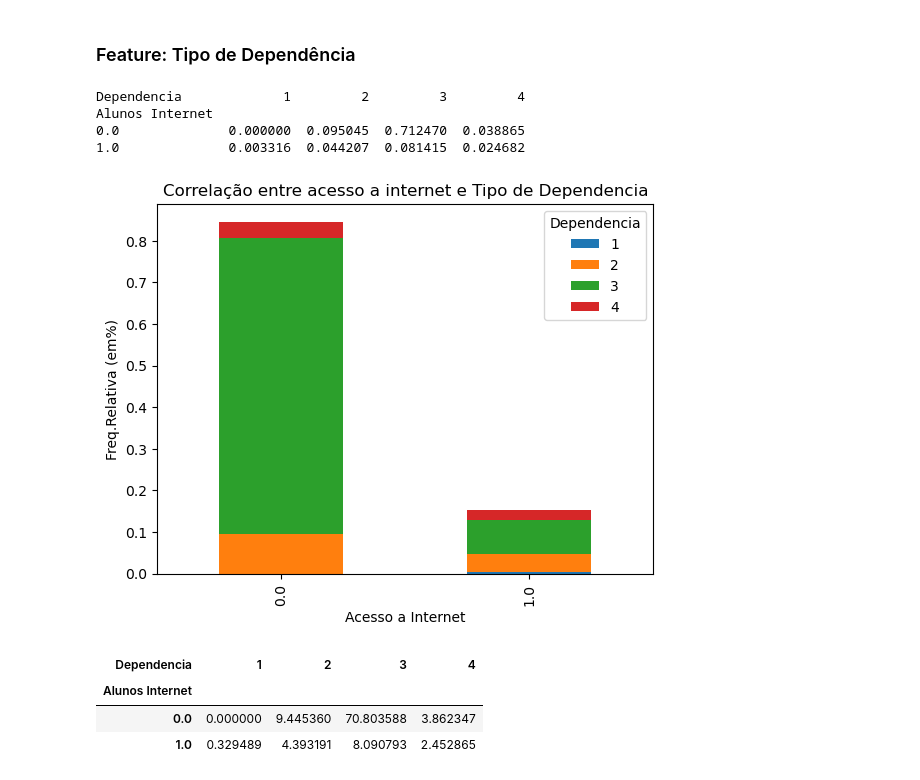
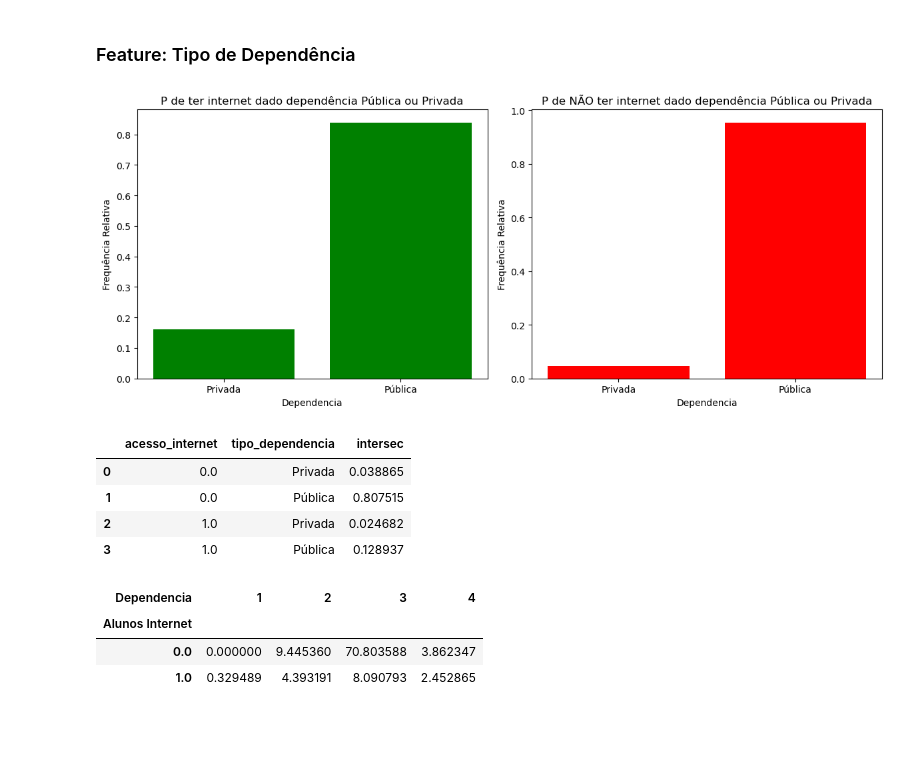
Before and after one commit to joaolindenberg/P2_CEDA2, a Jupyter notebook: main.ipynb, the cells around one changed output. Saved outputs shown, nothing was run; the diff lists cells and outputs as text; code cells hidden in the pictures; blank space fills up the shorter version.

Commit message:
DEPENDENCIA

```diff
--- a/main.ipynb
+++ b/main.ipynb
@@ -352,22 +352,56 @@ plt.show()
 [figure]
 # %% [markdown]
 ### Feature: Tipo de Dependência
-# %%
-cross_table_Urbana_Rural = pd.crosstab(df_projeto['Alunos Internet'], df_projeto['Dependencia'], normalize=True)
-
-print(cross_table_Urbana_Rural)
-
-cross_table_Urbana_Rural.plot(kind='bar', stacked=True)
-plt.title('Correlação entre acesso a internet e Tipo de Dependencia')
-plt.xlabel('Acesso a Internet')
-plt.ylabel('Freq.Relativa (em%)')
-plt.show()
-# %% [output]
-Dependencia             1         2         3         4
-Alunos Internet
-0.0              0.000000  0.095045  0.712470  0.038865
-1.0              0.003316  0.044207  0.081415  0.024682
-[figure, removed]
+# %%
+cross_table_dependencia= pd.crosstab(df_projeto['Alunos Internet'], df_projeto['Dependencia'], normalize=True)
+
+df_dependencia = cross_table_dependencia.stack().reset_index()
+
+df_dependencia.columns = ['acesso_internet', 'dependencia', 'intersec']
+
+df_dependencia['tipo_dependencia'] = df_dependencia['dependencia'].map({1: 'Pública', 2: 'Pública', 3: 'Pública', 4: 'Privada'})
+
+# Agrupa pelos valores de 'acesso_internet' e 'tipo_dependencia' e calcula a soma de 'intersec'
+df_dependencia = df_dependencia.groupby(['acesso_internet', 'tipo_dependencia'])['intersec'].sum().reset_index()
+
+# Filtro Possui Internet
+
+df_dependencia_possui_internet = df_dependencia[df_dependencia['acesso_internet'] == 1].copy()
+
+# Filtro NÃO Possui Internet
+
+df_dependencia_nao_possui_internet = df_dependencia[df_dependencia['acesso_internet'] == 0].copy()
+
+
+# Cria subgráficos
+fig, axs = plt.subplots(1, 2, figsize=(12, 5))
+
+# Primeiro gráfico
+axs[0].bar(df_dependencia_possui_internet['tipo_dependencia'], df_dependencia_possui_internet['intersec'] / sum(df_dependencia_possui_internet['intersec']), color='green')
+axs[0].set_title('P de ter internet dado dependência Pública ou Privada')
+axs[0].set_xlabel('Dependencia')
+axs[0].set_ylabel('Frequência Relativa')
+
+# Segunfo gráfico
+axs[1].bar(df_dependencia_nao_possui_internet['tipo_dependencia'], df_dependencia_nao_possui_internet['intersec'] / sum(df_dependencia_nao_possui_internet['intersec']), color='red')
+axs[1].set_title('P de NÃO ter internet dado dependência Pública ou Privada')
+axs[1].set_xlabel('Dependencia')
+axs[1].set_ylabel('Frequência Relativa')
+
+# Ajusta o layout para evitar sobreposição
+plt.tight_layout()
+
+# Exibe os gráficos
+plt.show()
+
+df_dependencia
+# %% [output]
+[figure, added]
+|  | acesso_internet | tipo_dependencia | intersec |
+| 0 | 0.0 | Privada | 0.038865 |
+| 1 | 0.0 | Pública | 0.807515 |
+| 2 | 1.0 | Privada | 0.024682 |
+| 3 | 1.0 | Pública | 0.128937 |
 # %%
 cross_table_dependencia = (pd.crosstab(df_projeto['Alunos Internet'], df_projeto['Dependencia'])/len(df_projeto))*100
 cross_table_dependencia
```
